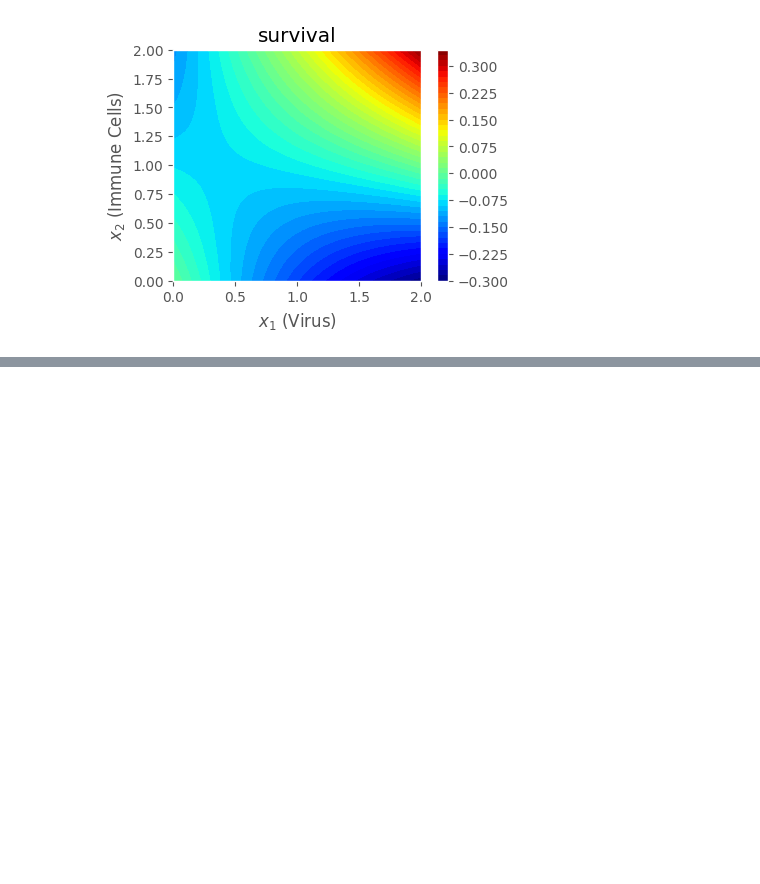
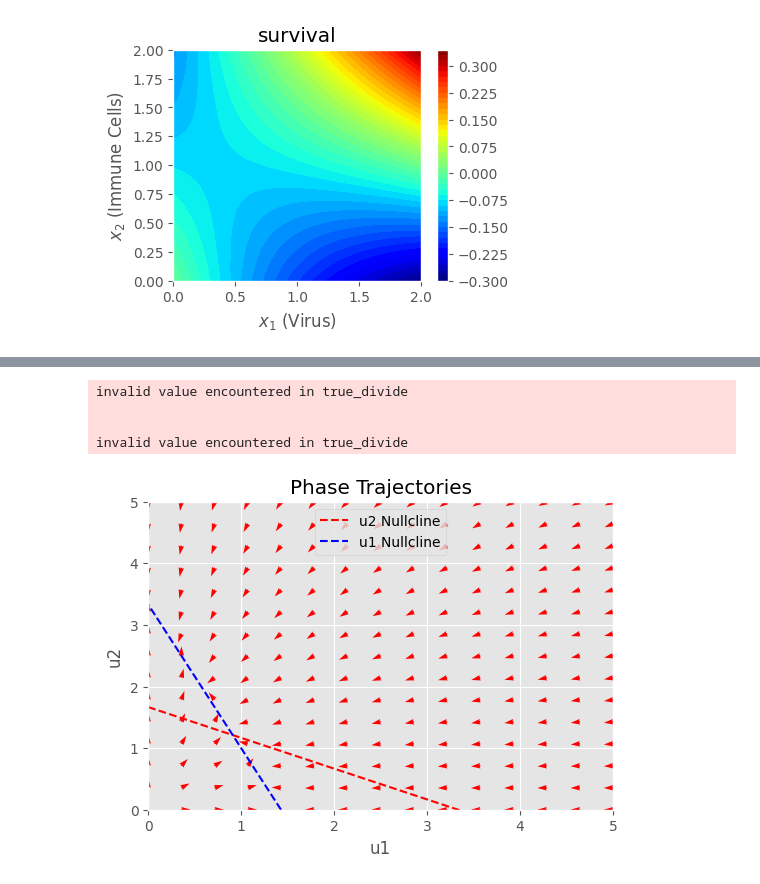
Before and after one commit to tirtho109/MasterThesis, a Jupyter notebook: src/SCIANN/sciann_model2.ipynb, the cells around one changed output, grey strips where cells are left out. Saved outputs shown, nothing was run; the diff lists cells and outputs as text; code cells hidden in the pictures; blank space fills up the shorter version.

```diff
--- a/src/SCIANN/sciann_model2.ipynb
+++ b/src/SCIANN/sciann_model2.ipynb
@@ -531,0 +608,9 @@ plot_energy(phi_comp_values, u, v, "survival")
+# %%
+params = [0.5, 0.7, 0.3, 0.3, 0.6] # coexistence
+plot_trajectories(system, params)
+# %% [output]
+invalid value encountered in true_divide
+
+
+invalid value encountered in true_divide
+[figure, added]
```
Also changed, not shown: parts of 15 cells of this notebook.
